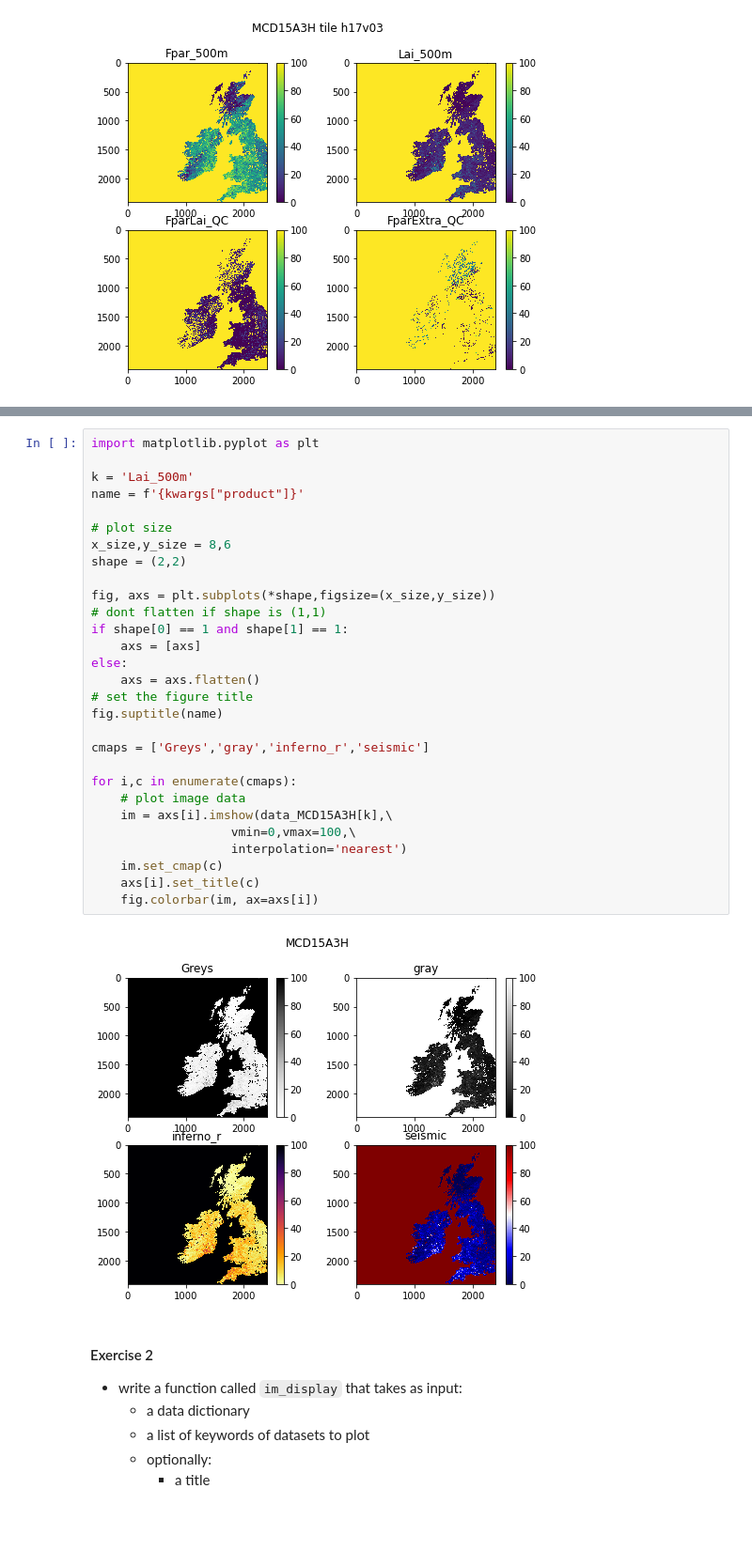
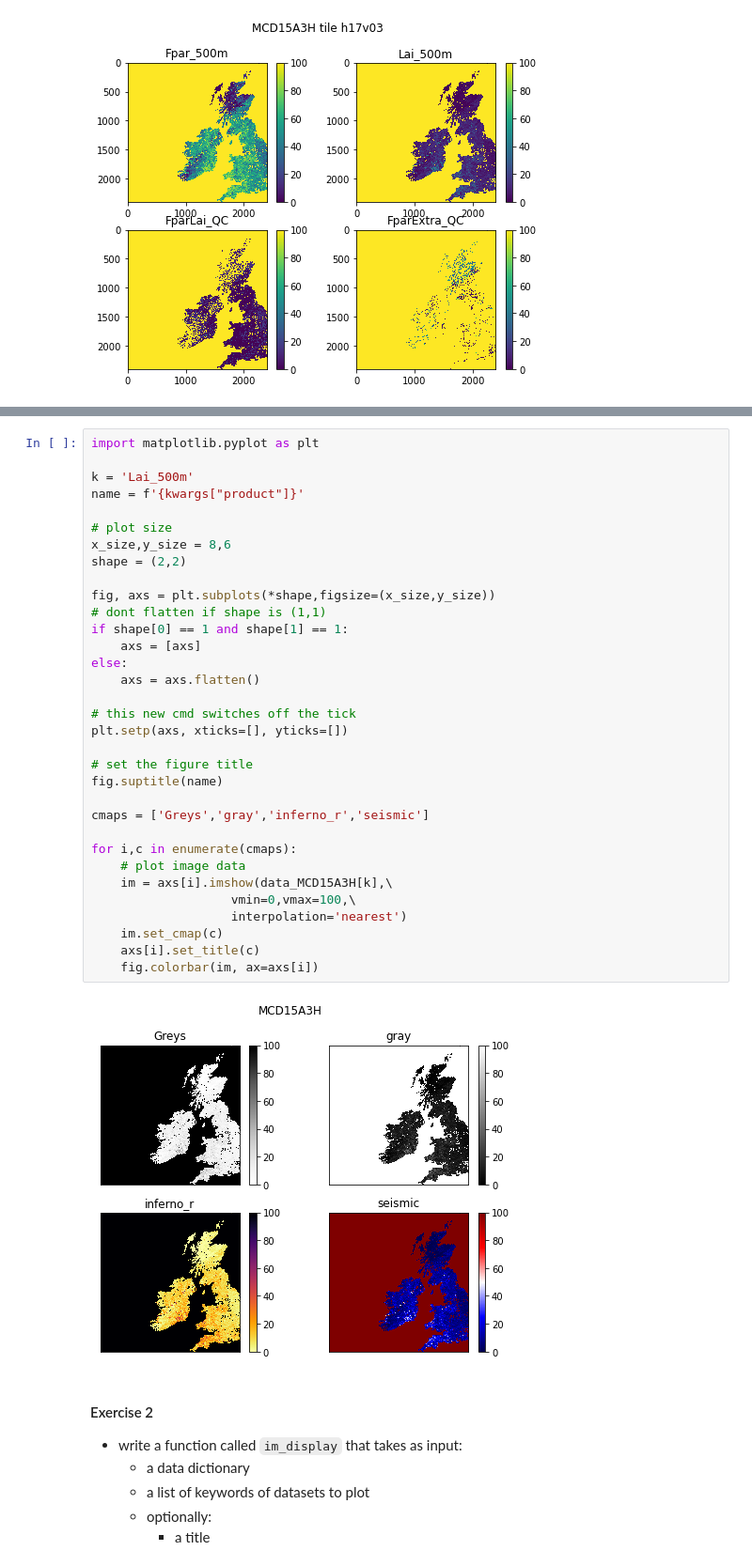
Before and after one commit to UCL-EO/geog0111, a Jupyter notebook: notebooks/024_Image_display.ipynb, the cells around one changed output, grey strips where cells are left out. Shown at 94% size. Cells and saved outputs as stored; diff of their text form; blank space fills up the shorter version.

```diff
--- a/notebooks/024_Image_display.ipynb
+++ b/notebooks/024_Image_display.ipynb
@@ -170,34 +172,38 @@ https://matplotlib.org/3.1.1/gallery/color/colormap_reference.html).
 # %%
 import matplotlib.pyplot as plt
 
 k = 'Lai_500m'
 name = f'{kwargs["product"]}'
 
 # plot size
 x_size,y_size = 8,6
 shape = (2,2)
 
 fig, axs = plt.subplots(*shape,figsize=(x_size,y_size))
 # dont flatten if shape is (1,1)
 if shape[0] == 1 and shape[1] == 1:
     axs = [axs]
 else:
     axs = axs.flatten()
+
+# this new cmd switches off the tick
+plt.setp(axs, xticks=[], yticks=[])
+
 # set the figure title
 fig.suptitle(name)
 
 cmaps = ['Greys','gray','inferno_r','seismic']
 
 for i,c in enumerate(cmaps):
     # plot image data
     im = axs[i].imshow(data_MCD15A3H[k],\
                    vmin=0,vmax=100,\
                    interpolation='nearest')
     im.set_cmap(c)
     axs[i].set_title(c)
     fig.colorbar(im, ax=axs[i])
 # %% [output]
-[figure, old version]
+[figure, new version]
 # %% [markdown]
 #### Exercise 2
 
```
Also changed, not shown: parts of 5 cells of this notebook, 6 other files.
